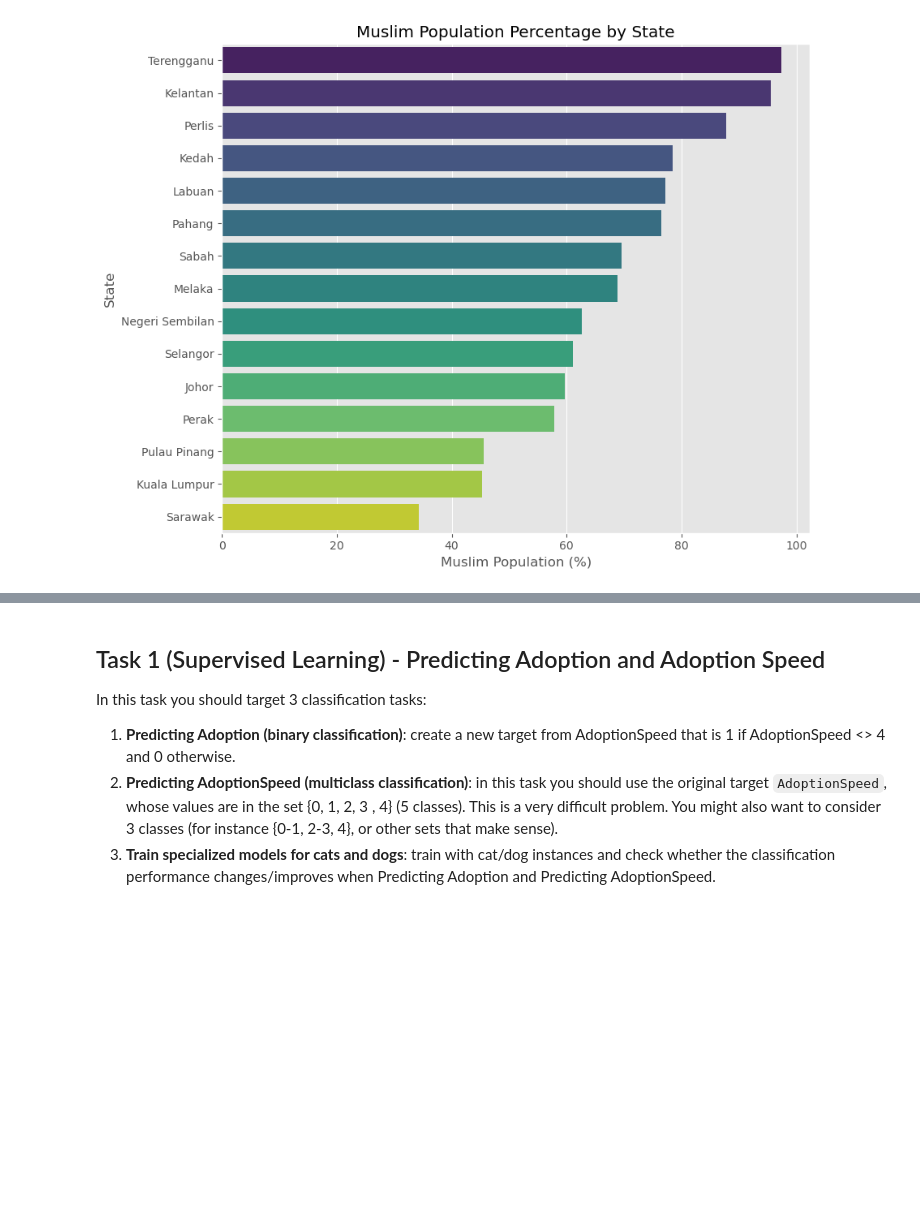
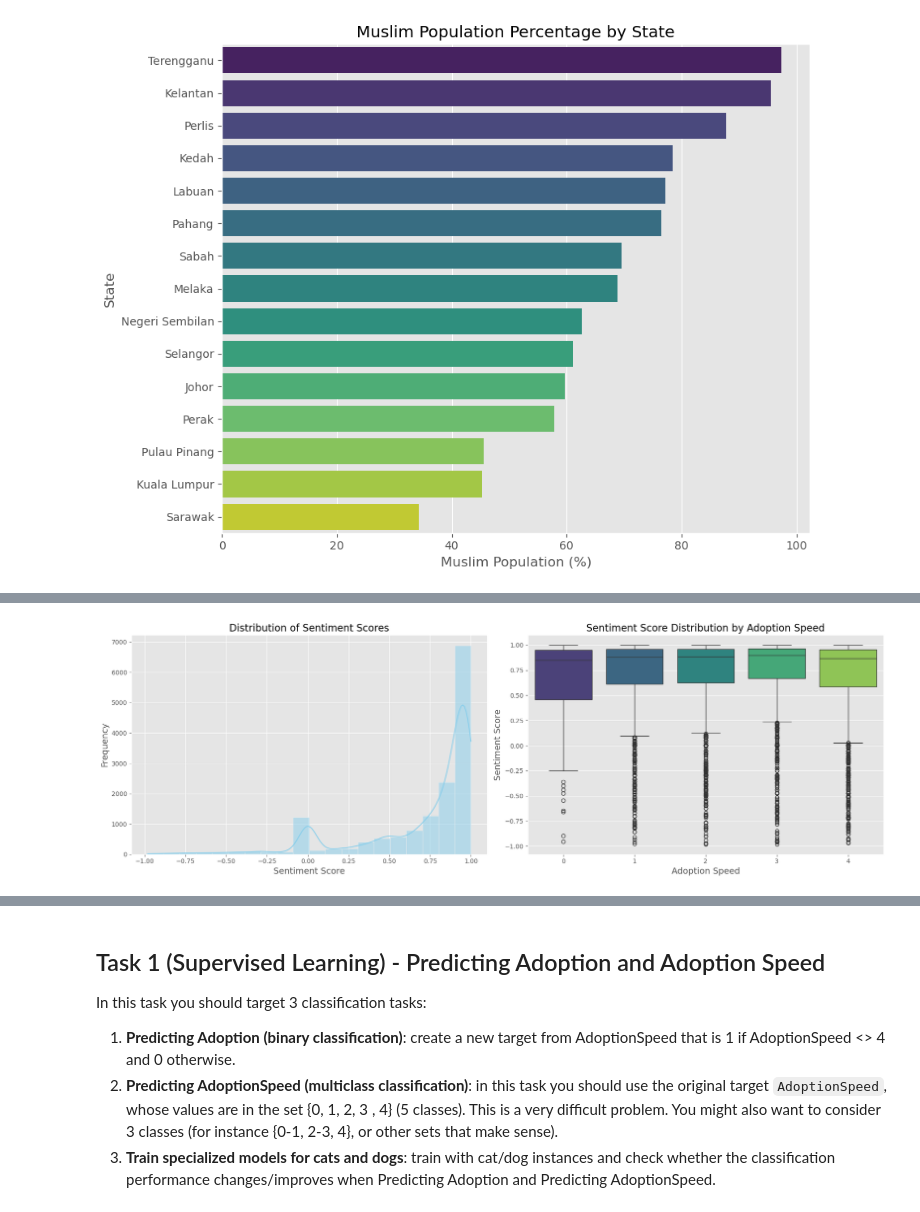
Before and after one commit to helenamaki/aprendizagem.automatica, a Jupyter notebook: dan/AA_202425_Project.ipynb, the cells around one changed output, grey strips where cells are left out. Cells and saved outputs as stored; diff of their text form; code cells hidden in the pictures; blank space fills up the shorter version.

```diff
--- a/dan/AA_202425_Project.ipynb
+++ b/dan/AA_202425_Project.ipynb
@@ -999,0 +1239,5 @@ Here you might perform data preprocessing that will be used for both supervised
+# %%
+drop_cols = ["PetID"]
+for col in drop_cols:
+    if col in df.columns:
+        df.drop(columns=[col], inplace=True, errors="ignore")
@@ -999,0 +1284,42 @@ Here you might perform data preprocessing that will be used for both supervised
+# %%
+def analyze_sentiment_vader(text):
+    """
+    Analyze sentiment using VADER and return the compound score.
+    """
+    if not text or pd.isnull(text):
+        return 0.0  # Neutral sentiment for empty or null descriptions
+
+    text = str(text)  # Ensure the text is a string
+    try:
+        scores = sid.polarity_scores(text)
+        compound = scores['compound']  # Compound score ranges from -1 to +1
+        return compound
+    except Exception as e:
+        print(f"Error processing text: {e}")
+        return 0.0  # Neutral sentiment on error
+
+# Apply sentiment analysis with progress bar
+tqdm.pandas()
+df['SentimentScore'] = df['Description_cleaned'].progress_apply(analyze_sentiment_vader)
+# %%
+# Create a figure with 3 subplots arranged in a single row
+fig, axes = plt.subplots(1, 2, figsize=(18, 6))
+
+# Subplot 1: Distribution of Sentiment Scores
+sns.histplot(df['SentimentScore'], bins=20, kde=True, color='skyblue', ax=axes[0])
+axes[0].set_title('Distribution of Sentiment Scores', fontsize=16)
+axes[0].set_xlabel('Sentiment Score', fontsize=14)
+axes[0].set_ylabel('Frequency', fontsize=14)
+
+# Subplot 2: Sentiment Scores vs. Adoption Speed
+sns.boxplot(x='AdoptionSpeed', y='SentimentScore', data=df, palette='viridis', ax=axes[1])
+axes[1].set_title('Sentiment Score Distribution by Adoption Speed', fontsize=16)
+axes[1].set_xlabel('Adoption Speed', fontsize=14)
+axes[1].set_ylabel('Sentiment Score', fontsize=14)
+
+
+# Adjust layout
+plt.tight_layout()
+plt.show()
+# %% [output]
+[figure, added]
```
Also changed, not shown: parts of 67 cells of this notebook, 11 other files.
